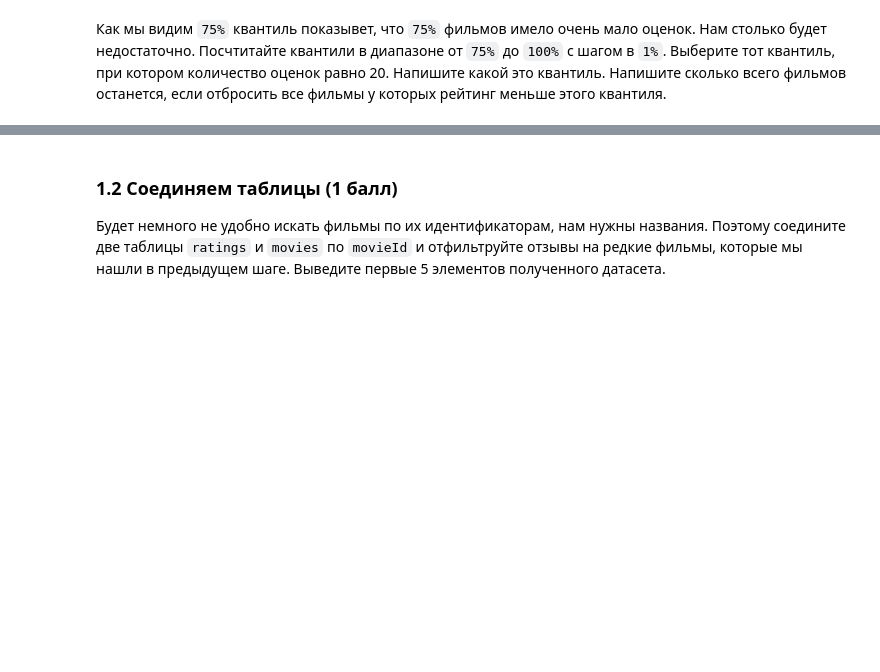
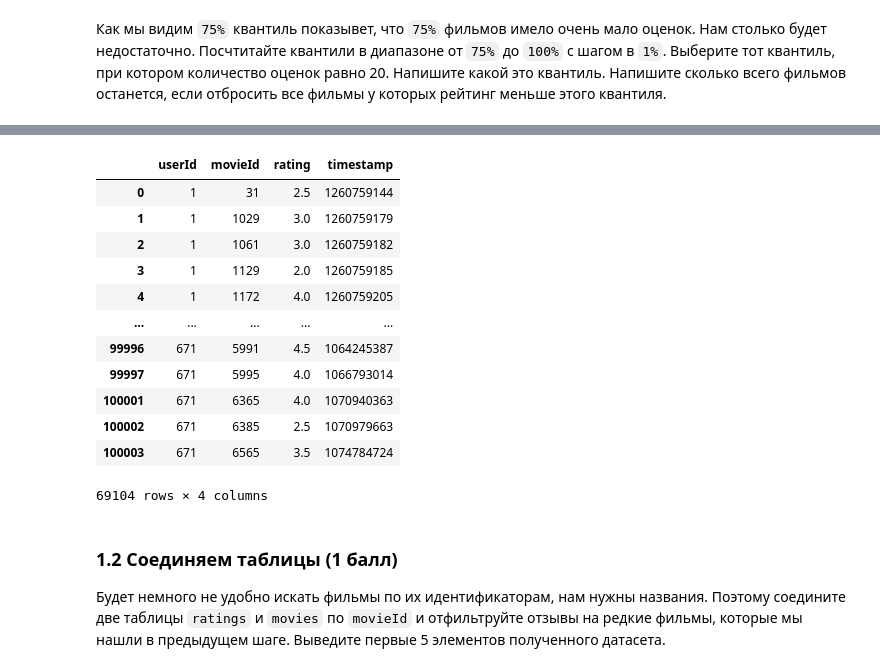
Before and after one commit to D7nis/Course-ML-Classic, a Jupyter notebook: Practice/6. Классификация, kNN/06-02-classification_DDA.ipynb, the cells around one changed output, grey strips where cells are left out. Drawn from its saved outputs; the diff is of its cells as text; code cells hidden in the pictures; blank space fills up the shorter version.

```diff
--- a/Practice/6. Классификация, kNN/06-02-classification_DDA.ipynb
+++ b/Practice/6. Классификация, kNN/06-02-classification_DDA.ipynb
@@ -65,3 +121,20 @@ ratings.head()
+# %%
+ratings_gt_20=ratings[ratings['movieId'].isin(count_reviews[count_reviews['count_reviews']>=20]['movieId'].values)]
+ratings_gt_20
+# %% [output]
+|  | userId | movieId | rating | timestamp |
+| 0 | 1 | 31 | 2.5 | 1260759144 |
+| 1 | 1 | 1029 | 3.0 | 1260759179 |
+| 2 | 1 | 1061 | 3.0 | 1260759182 |
+| 3 | 1 | 1129 | 2.0 | 1260759185 |
+| 4 | 1 | 1172 | 4.0 | 1260759205 |
+| ... | ... | ... | ... | ... |
+| 99996 | 671 | 5991 | 4.5 | 1064245387 |
+| 99997 | 671 | 5995 | 4.0 | 1066793014 |
+| 100001 | 671 | 6365 | 4.0 | 1070940363 |
+| 100002 | 671 | 6385 | 2.5 | 1070979663 |
+| 100003 | 671 | 6565 | 3.5 | 1074784724 |
+69104 rows × 4 columns
 # %% [markdown]
 ### 1.2 Соединяем таблицы (1 балл)
 
```
Also changed, not shown: parts of 29 cells of this notebook, 3 other files.
